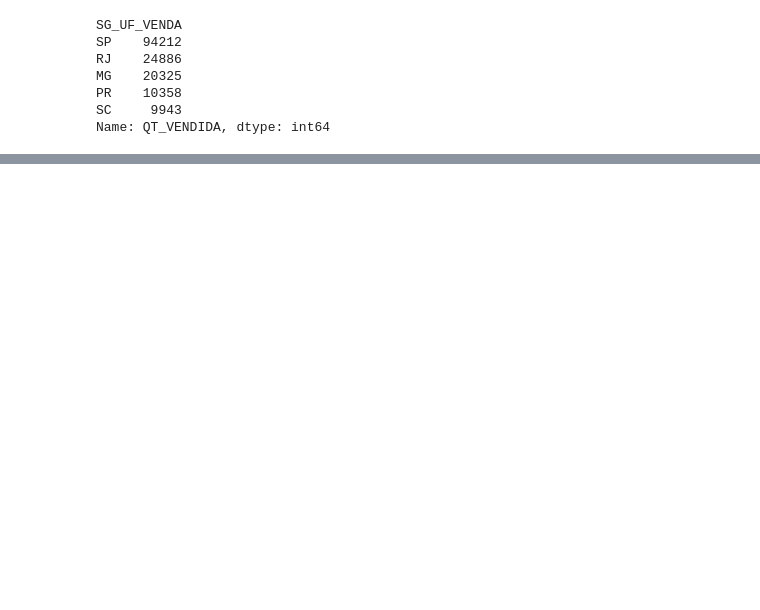
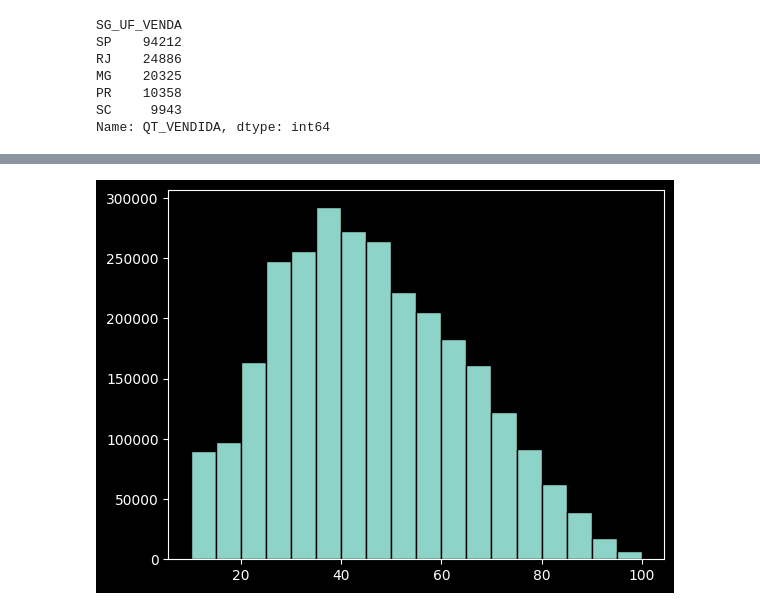
Before and after one commit to gcesarmelo7/base-data-science, a Jupyter notebook: vendas-de-mounjaro-no-brasil-em-janeiro-de-2026.ipynb, the cells around one changed output, grey strips where cells are left out. Saved outputs shown, nothing was run; the diff lists cells and outputs as text; code cells hidden in the pictures; blank space fills up the shorter version.

```diff
--- a/vendas-de-mounjaro-no-brasil-em-janeiro-de-2026.ipynb
+++ b/vendas-de-mounjaro-no-brasil-em-janeiro-de-2026.ipynb
@@ -133,0 +188,12 @@ filtered_df = filtered_df['SG_SEXO'].replace({1.0: 'Man', 2.0: 'Woman'})
+# %%
+# Has we can see, there is outliers on the NU_IDADE column, so I need to filter before using the histogram
+df['NU_IDADE'] = pd.to_numeric(df['NU_IDADE'], errors='coerce')
+
+# Filtering for a realistic range
+df_filtered = df[df['NU_IDADE'].between(10, 100)]
+
+# Plotting
+plt.hist(df_filtered['NU_IDADE'], bins=18, edgecolor='black')
+plt.show()
+# %% [output]
+[figure, added]
```
Also changed, not shown: parts of 21 cells of this notebook.
